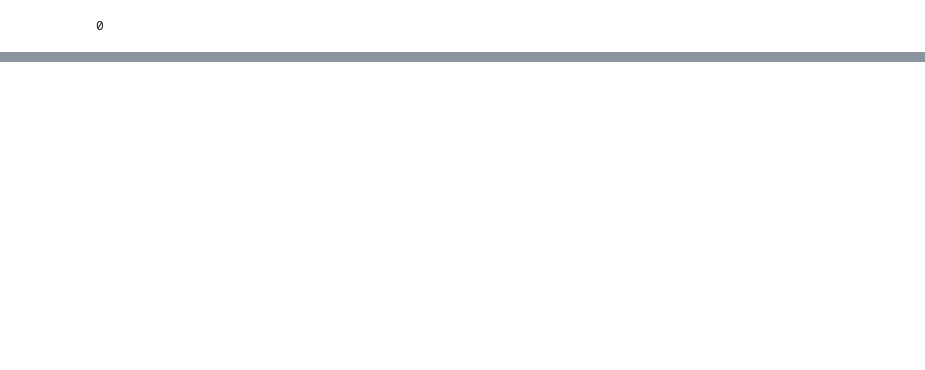
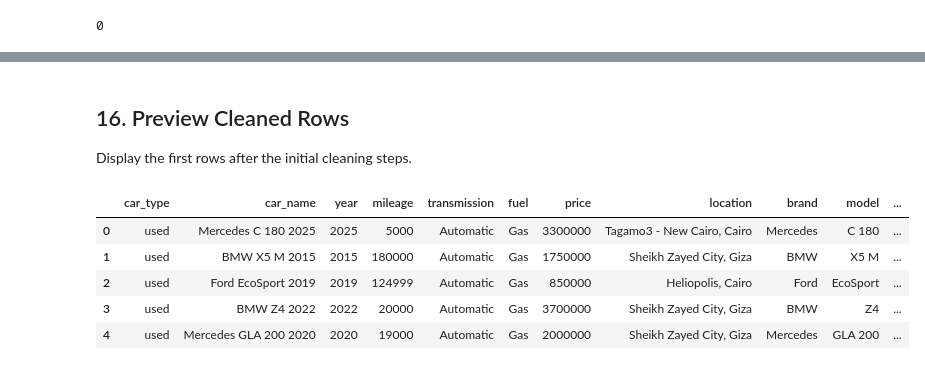
Before and after one commit to ahmedbassiouny7/Egypt-used-cars-data-pipeline, a Jupyter notebook: Data-Cleaning.ipynb, the cells around one changed output, grey strips where cells are left out. Cells and saved outputs as stored; diff of their text form; code cells hidden in the pictures; blank space fills up the shorter version.

```diff
--- a/Data-Cleaning.ipynb
+++ b/Data-Cleaning.ipynb
@@ -106,0 +115,4 @@ df[(df["car_url"].duplicated()) &
+# %%
+# fixing the nulls in model column
+df.loc[4577, ['model', 'brand', 'location']] = ['Sunny', 'Nissan', '']
+df.loc[5886, ['model', 'brand', 'location']] = ['X6', 'BMW', '']
@@ -106,0 +173,4 @@ df[(df["car_url"].duplicated()) &
+# %%
+# transform the columns "price" & "mileage"
+df["price"] = pd.to_numeric(df["price"].str.replace(r"\D", "", regex=True))
+df["mileage"] = pd.to_numeric(df["mileage"].str.replace(r"\D", "", regex=True))
@@ -106,0 +181,2 @@ df[(df["car_url"].duplicated()) &
+# %%
+df.drop(columns=["page"], inplace=True)
@@ -106,0 +210,13 @@ df[(df["car_url"].duplicated()) &
+# %% [markdown]
+## 16. Preview Cleaned Rows
+
+Display the first rows after the initial cleaning steps.
+# %%
+df.head()
+# %% [output]
+|  | car_type | car_name | year | mileage | transmission | fuel | price | location | brand | model | ... |
+| 0 | used | Mercedes C 180 2025 | 2025 | 5000 | Automatic | Gas | 3300000 | Tagamo3 - New Cairo, Cairo | Mercedes | C 180 | ... |
+| 1 | used | BMW X5 M 2015 | 2015 | 180000 | Automatic | Gas | 1750000 | Sheikh Zayed City, Giza | BMW | X5 M | ... |
+| 2 | used | Ford EcoSport 2019 | 2019 | 124999 | Automatic | Gas | 850000 | Heliopolis, Cairo | Ford | EcoSport | ... |
+| 3 | used | BMW Z4 2022 | 2022 | 20000 | Automatic | Gas | 3700000 | Sheikh Zayed City, Giza | BMW | Z4 | ... |
+| 4 | used | Mercedes GLA 200 2020 | 2020 | 19000 | Automatic | Gas | 2000000 | Sheikh Zayed City, Giza | Mercedes | GLA 200 | ... |
```
Also changed, not shown: parts of 40 cells of this notebook.
